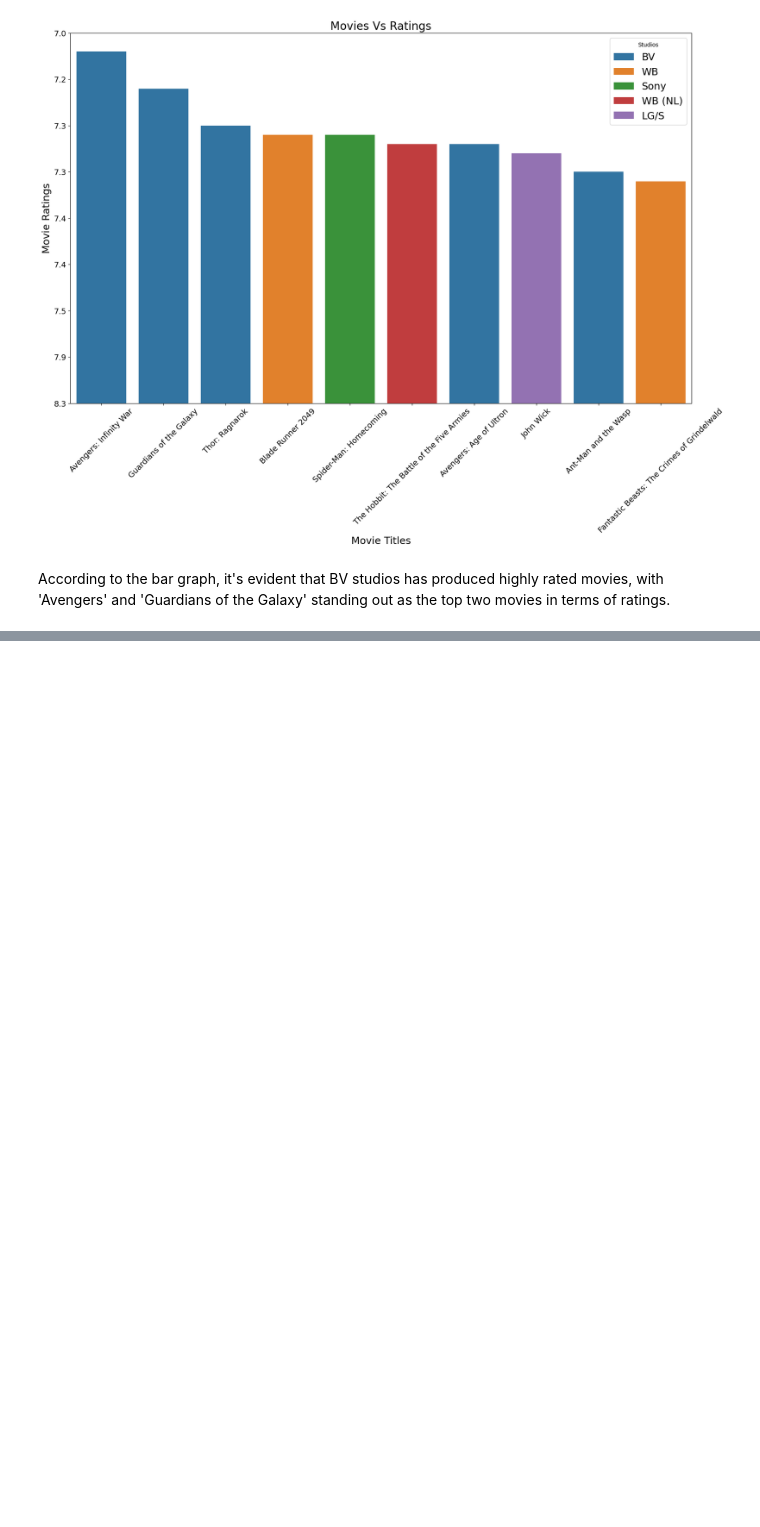
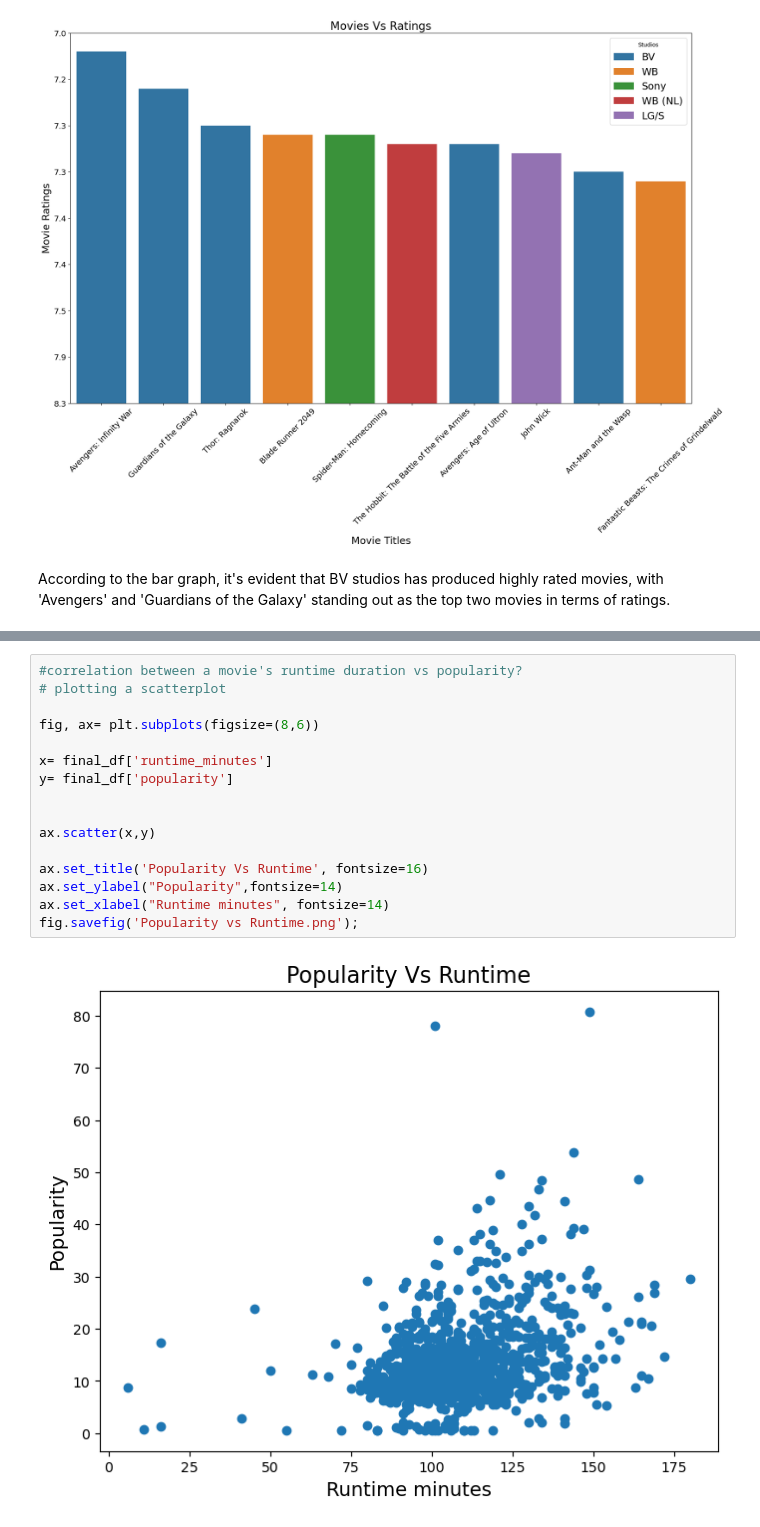
Before and after one commit to Keter22/dsc-phase-1-project-v2-4, a Jupyter notebook: student.ipynb, the cells around one changed output, grey strips where cells are left out. Drawn from its saved outputs; the diff is of its cells as text; blank space fills up the shorter version.

```diff
--- a/student.ipynb
+++ b/student.ipynb
@@ -1320,0 +1355,18 @@ According to the bar graph, it's evident that BV studios has produced highly rat
+# %%
+#correlation between a movie's runtime duration vs popularity?
+# plotting a scatterplot
+
+fig, ax= plt.subplots(figsize=(8,6))
+
+x= final_df['runtime_minutes']
+y= final_df['popularity']
+
+
+ax.scatter(x,y)
+
+ax.set_title('Popularity Vs Runtime', fontsize=16)
+ax.set_ylabel("Popularity",fontsize=14)
+ax.set_xlabel("Runtime minutes", fontsize=14)
+fig.savefig('Popularity vs Runtime.png');
+# %% [output]
+[figure, added]
```
Also changed, not shown: parts of 2 cells of this notebook.
